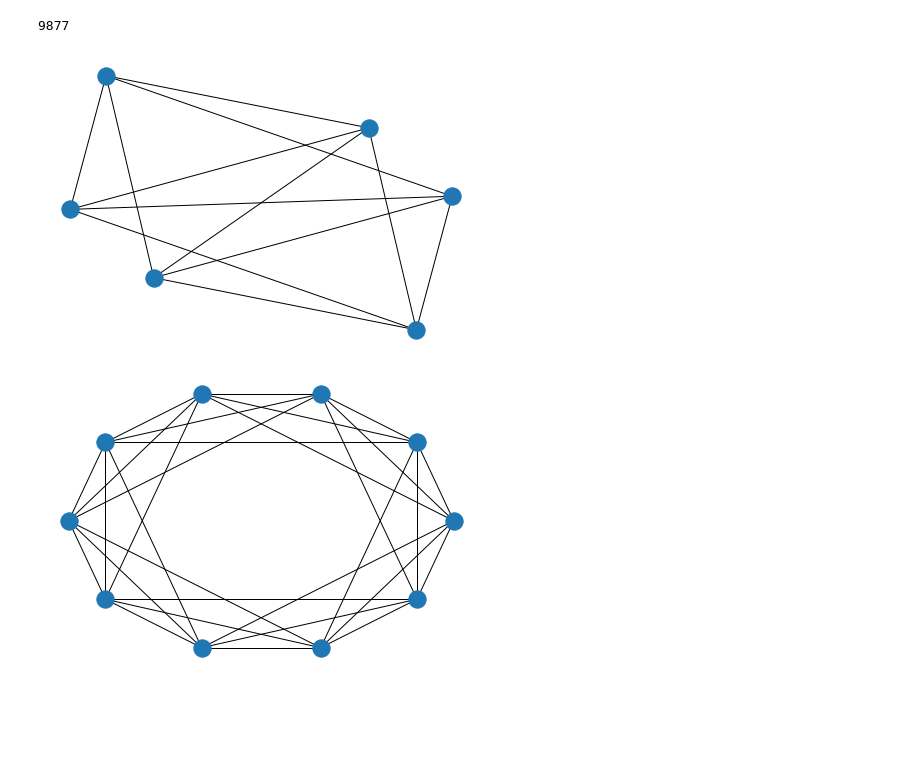
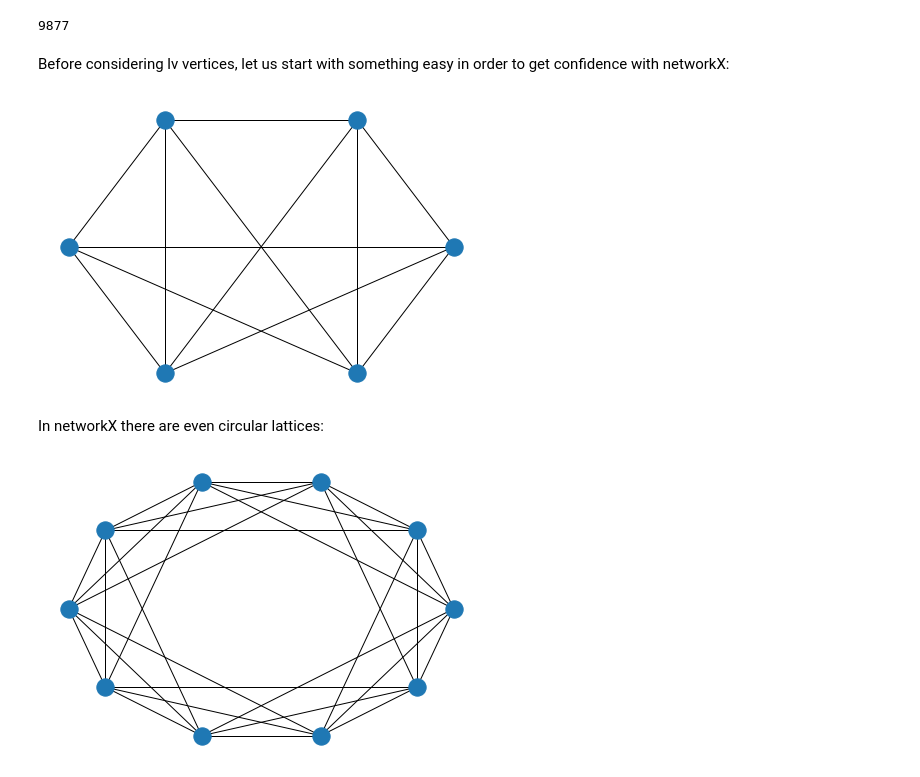
Before and after one commit to fabiosaracco/networks_03_2020, a Jupyter notebook: Lectures/Lecture_0_network_models.ipynb, the cells around one changed output. Drawn from its saved outputs; the diff is of its cells as text; code cells hidden in the pictures; blank space fills up the shorter version.

```diff
--- a/Lectures/Lecture_0_network_models.ipynb
+++ b/Lectures/Lecture_0_network_models.ipynb
@@ -102,12 +119,16 @@ nx.average_shortest_path_length(hep_th_nx_lcc)
 lv
 # %% [output]
 9877
+# %% [markdown]
+Before considering lv vertices, let us start with something easy in order to get confidence with networkX:
 # %%
 cacca=nx.random_regular_graph(4, 6)
 # %%
-nx.draw_kamada_kawai(cacca)
+nx.draw_circular(cacca)
 # %% [output]
-[figure, old version]
+[figure, new version]
+# %% [markdown]
+In networkX there are even circular lattices:
 # %%
 cacca=nx.circulant_graph(10, [1,2,3])
 # %%
```
Also changed, not shown: parts of 94 cells of this notebook, 9 other files.
